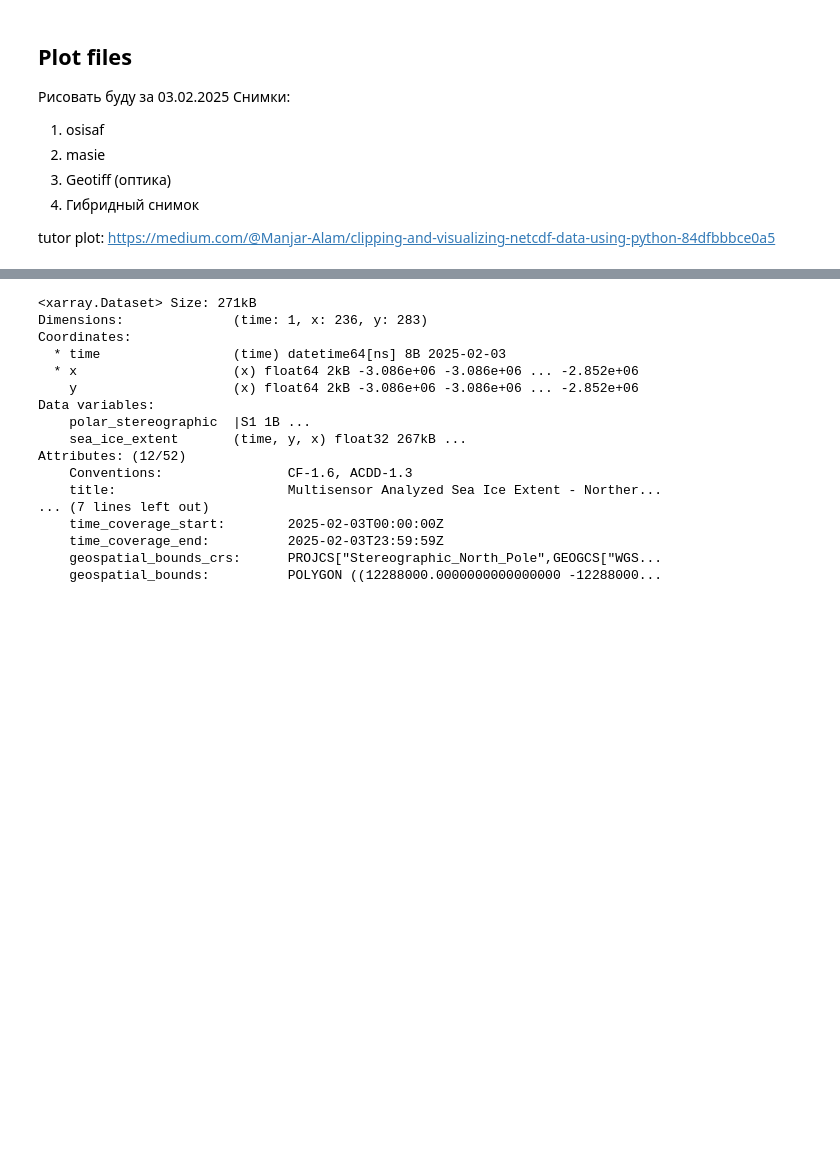
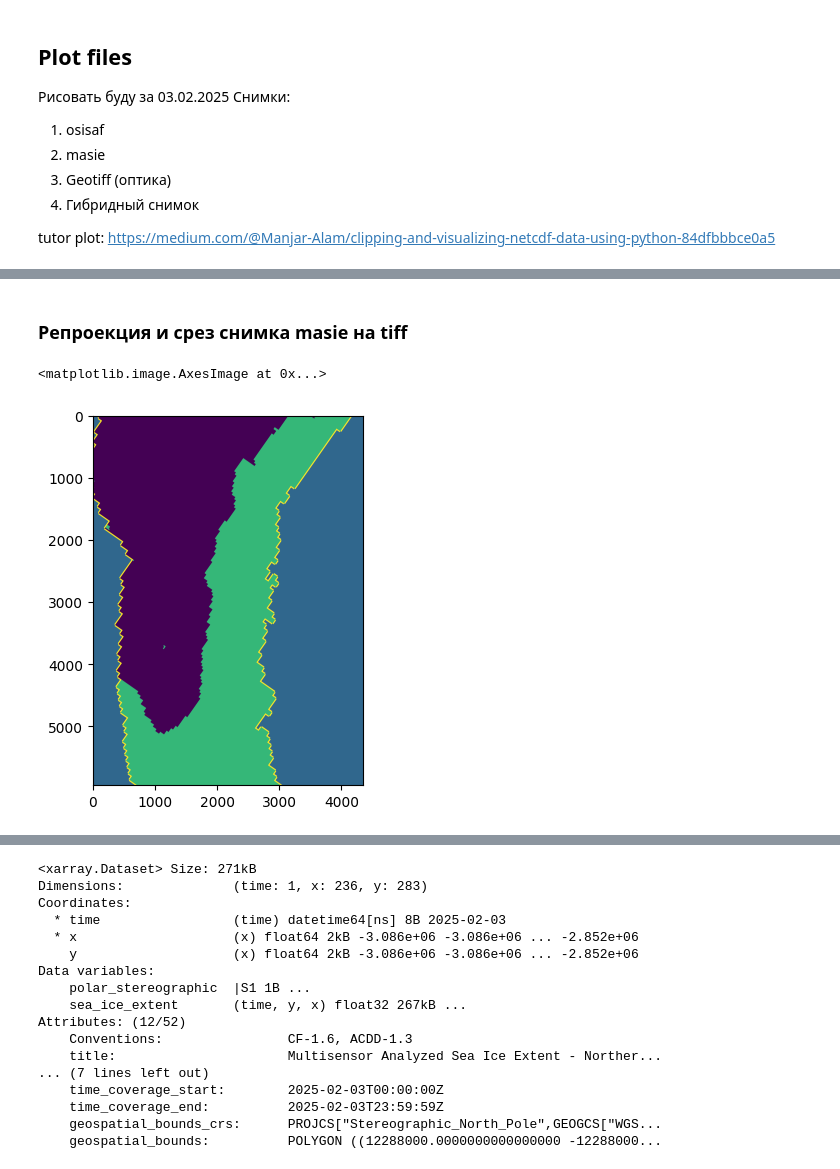
Before and after one commit to Andrey801-afk/Nss_Lab_learn, a Jupyter notebook: osisaf_masie_qgis/osisaf_masie_qgis.ipynb, the cells around one changed output, grey strips where cells are left out. Drawn from its saved outputs; the diff is of its cells as text; code cells hidden in the pictures; blank space fills up the shorter version.

```diff
--- a/osisaf_masie_qgis/osisaf_masie_qgis.ipynb
+++ b/osisaf_masie_qgis/osisaf_masie_qgis.ipynb
@@ -251,0 +405,13 @@ ds_masie.metadata_link
+# %% [markdown]
+### Репроекция и срез снимка masie на tiff
+# %%
+sar_da_raw = rxr.open_rasterio(sar_file)
+ds_masie = ds_masie.rio.write_crs(ds_masie.attrs['geospatial_bounds_crs'], inplace=True)
+# ds_masie_rep = ds_masie.rio.reproject_(proj_common)
+ds_masie_rep = ds_masie.rio.reproject_match(sar_proj)
+# %%
+# plt.imshow(data_sub[0, :, :])
+plt.imshow(ds_masie_rep["sea_ice_extent"][0, :, :])
+# %% [output]
+<matplotlib.image.AxesImage at 0x...>
+[figure, added]
```
Also changed, not shown: parts of 45 cells of this notebook, 1 other file.
